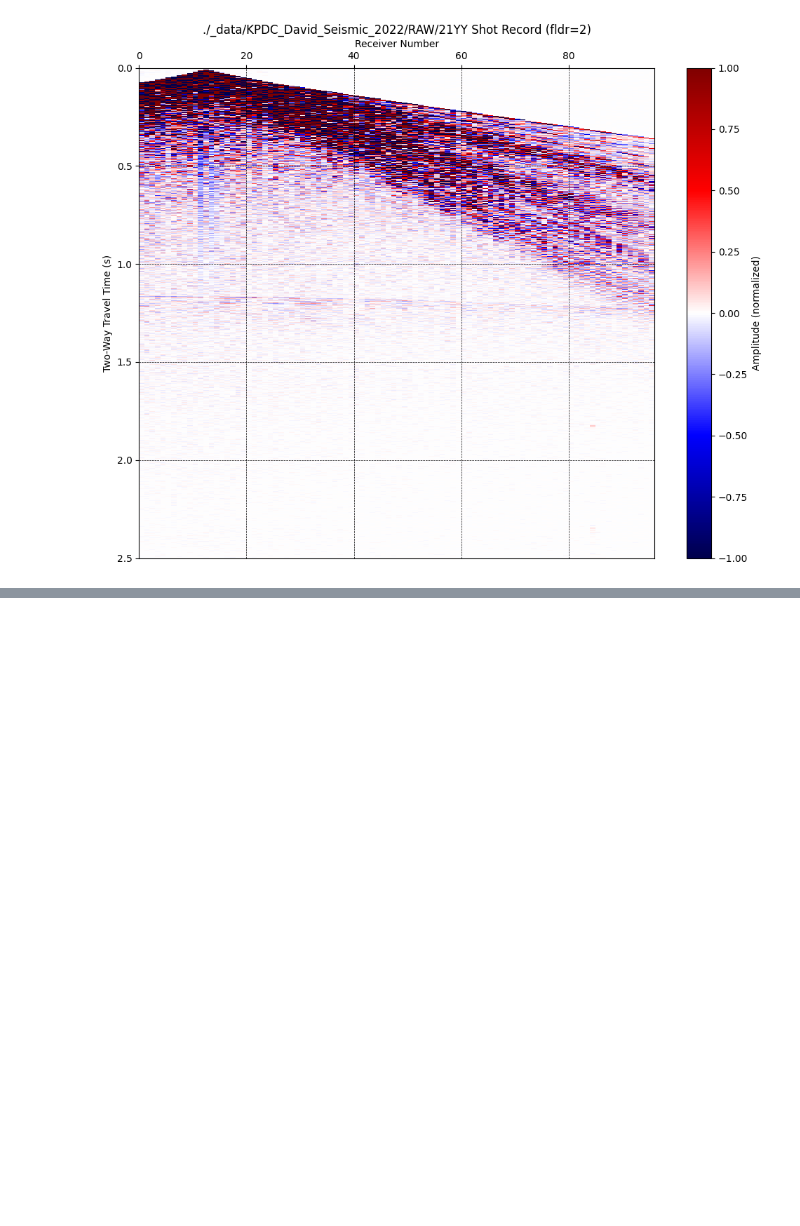
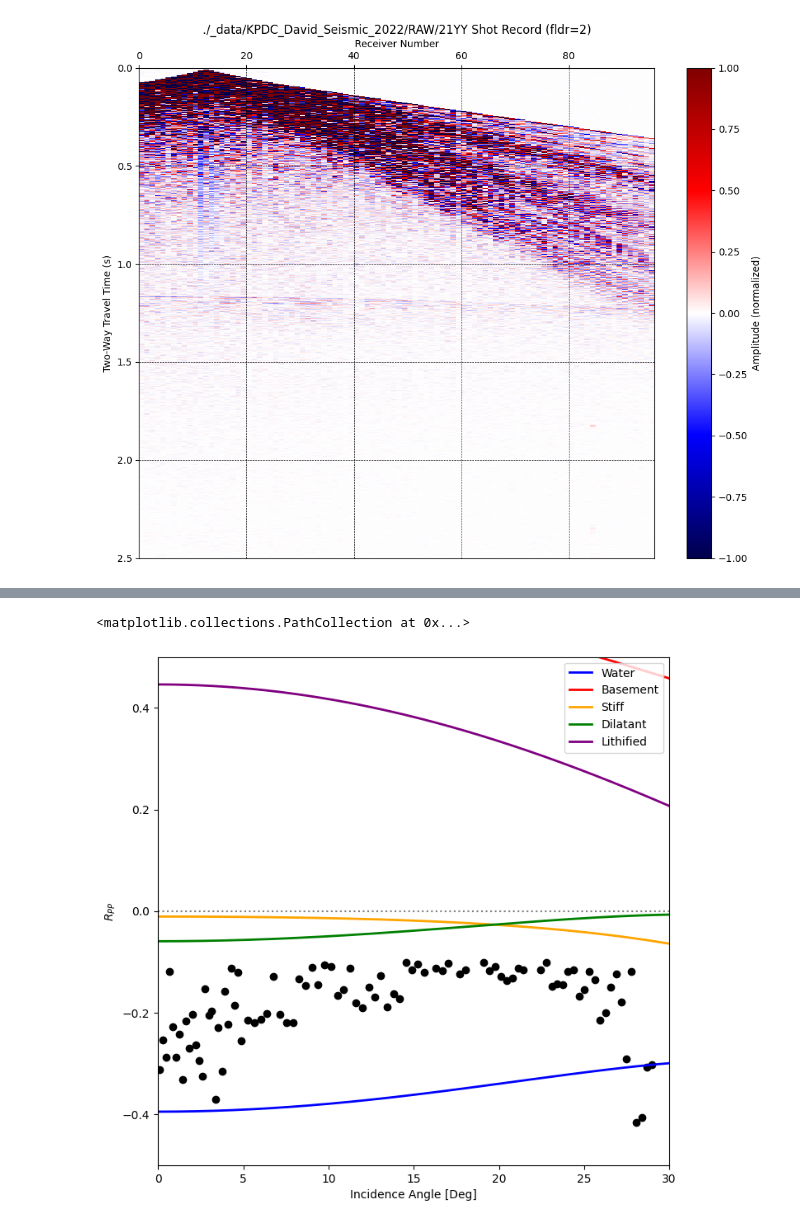
Before and after one commit to zsk4/david_seismic, a Jupyter notebook: AVO.ipynb, the cells around one changed output, grey strips where cells are left out. Saved outputs shown, nothing was run; the diff lists cells and outputs as text; code cells hidden in the pictures; blank space fills up the shorter version.

```diff
--- a/AVO.ipynb
+++ b/AVO.ipynb
@@ -303,0 +313,19 @@ ax.scatter(offset_angle, first_peak_amp)
+# %%
+# Zoom verison
+fig, ax = plt.subplots(figsize=(8, 8))
+colors = ['blue', 'red', 'orange','green', 'purple']
+for color, (name, props) in zip(colors, materials.items()):
+    #R = Aki_Richards_ZoeppritzApprox(angles, alpha_Ice, props['alpha'], beta_Ice, props['beta'], rho_Ice, props['rho'])
+    R = Shuey_ZoeppritzApprox(angles, alpha_Ice, props['alpha'], beta_Ice, props['beta'], rho_Ice, props['rho'])
+    ax.plot(angles, R, color=color, label=name, linewidth=2)
+    ax.legend()
+ax.set_ylim(-0.5,0.5)
+ax.set_xlim(0,30)
+ax.axhline(0, color='gray', linestyle=':')
+ax.set_ylabel(r'$R_{PP}$')
+ax.set_xlabel('Incidence Angle [Deg]')
+
+ax.scatter(offset_angle, first_peak_amp, color='k')
+# %% [output]
+<matplotlib.collections.PathCollection at 0x...>
+[figure, added]
```
Also changed, not shown: parts of 3 cells of this notebook, 2 other files.
